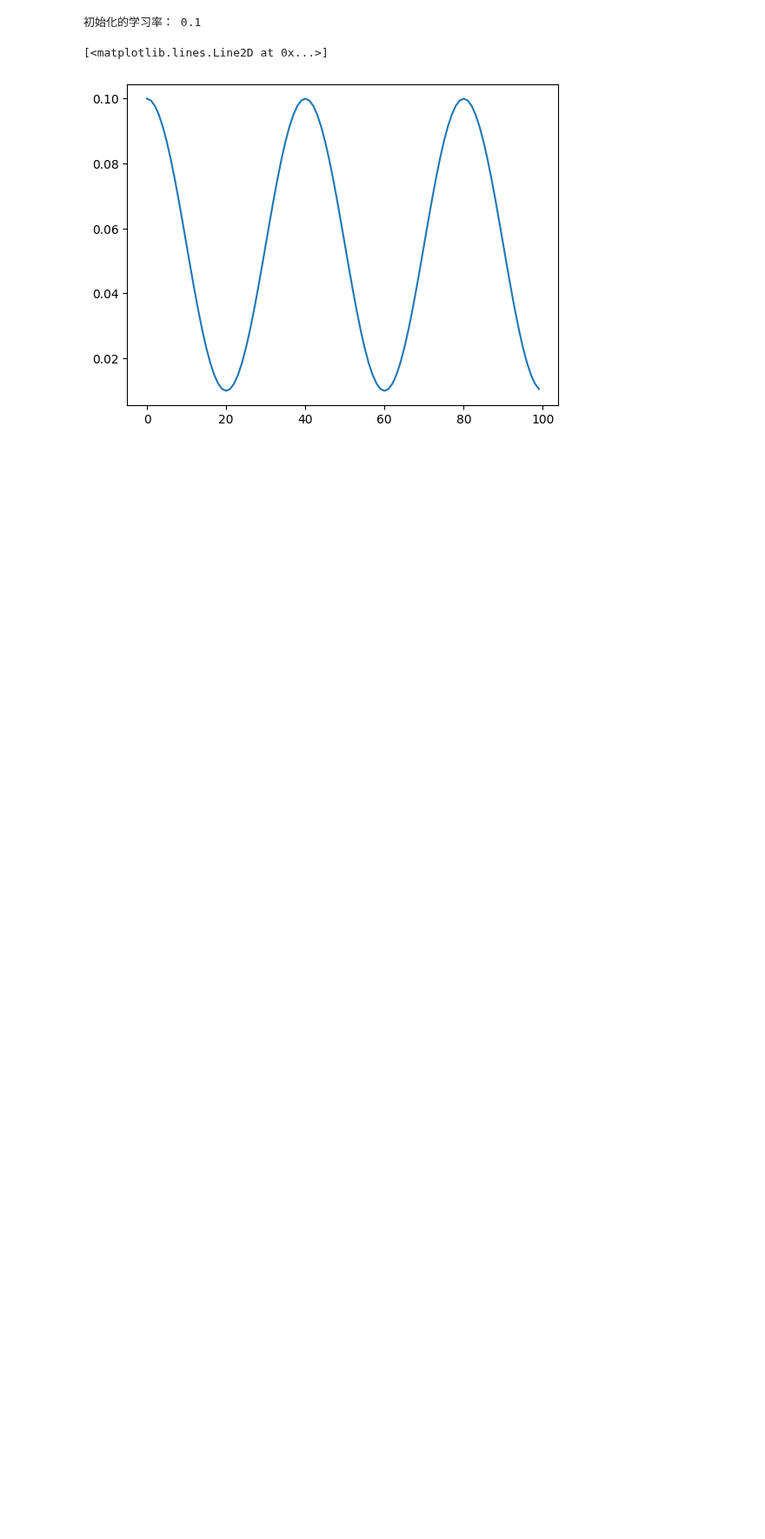
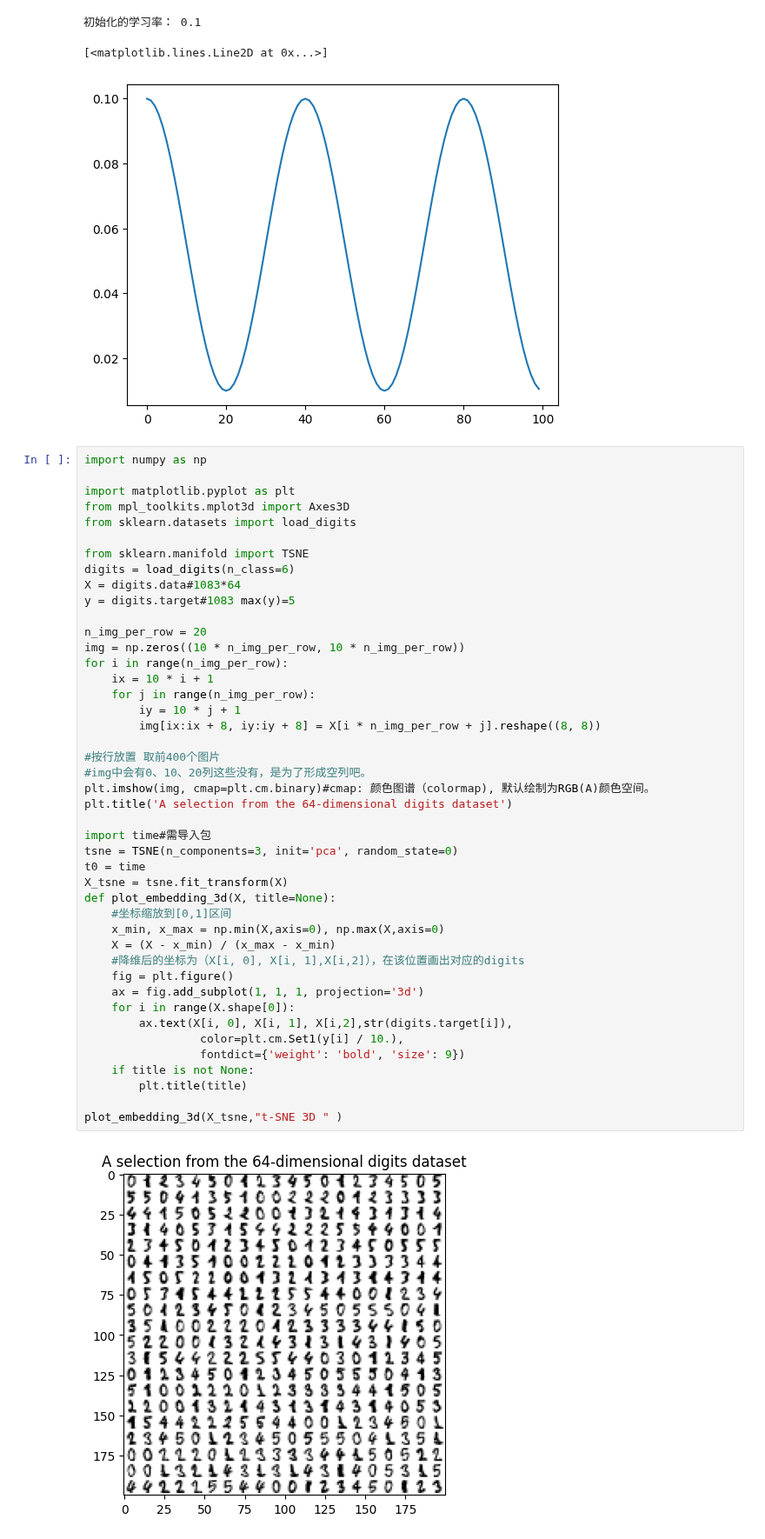
Before and after one commit to buyizhiyou/YYM, a Jupyter notebook: notebooks/test_api.ipynb, the cells around one changed output. Shown at 87% size. Drawn from its saved outputs; the diff is of its cells as text; blank space fills up the shorter version.

Commit message:
add random patch

```diff
--- a/notebooks/test_api.ipynb
+++ b/notebooks/test_api.ipynb
@@ -35,3 +35,49 @@ plt.plot(lst)
 初始化的学习率： 0.1
 [<matplotlib.lines.Line2D at 0x...>]
 [figure]
+# %%
+import numpy as np
+
+import matplotlib.pyplot as plt
+from mpl_toolkits.mplot3d import Axes3D
+from sklearn.datasets import load_digits
+
+from sklearn.manifold import TSNE
+digits = load_digits(n_class=6)
+X = digits.data#1083*64
+y = digits.target#1083 max(y)=5
+
+n_img_per_row = 20
+img = np.zeros((10 * n_img_per_row, 10 * n_img_per_row))
+for i in range(n_img_per_row):
+    ix = 10 * i + 1
+    for j in range(n_img_per_row):
+        iy = 10 * j + 1
+        img[ix:ix + 8, iy:iy + 8] = X[i * n_img_per_row + j].reshape((8, 8))
+
+#按行放置 取前400个图片
+#img中会有0、10、20列这些没有，是为了形成空列吧。
+plt.imshow(img, cmap=plt.cm.binary)#cmap: 颜色图谱（colormap), 默认绘制为RGB(A)颜色空间。
+plt.title('A selection from the 64-dimensional digits dataset')
+
+import time#需导入包
+tsne = TSNE(n_components=3, init='pca', random_state=0)
+t0 = time
+X_tsne = tsne.fit_transform(X)
+def plot_embedding_3d(X, title=None):
+    #坐标缩放到[0,1]区间
+    x_min, x_max = np.min(X,axis=0), np.max(X,axis=0)
+    X = (X - x_min) / (x_max - x_min)
+    #降维后的坐标为（X[i, 0], X[i, 1],X[i,2]），在该位置画出对应的digits
+    fig = plt.figure()
+    ax = fig.add_subplot(1, 1, 1, projection='3d')
+    for i in range(X.shape[0]):
+        ax.text(X[i, 0], X[i, 1], X[i,2],str(digits.target[i]),
+                 color=plt.cm.Set1(y[i] / 10.),
+                 fontdict={'weight': 'bold', 'size': 9})
+    if title is not None:
+        plt.title(title)
+
+plot_embedding_3d(X_tsne,"t-SNE 3D " )
+# %% [output]
+[figure, added]
```
Also changed, not shown: parts of 1 cell of this notebook, 12 other files.
